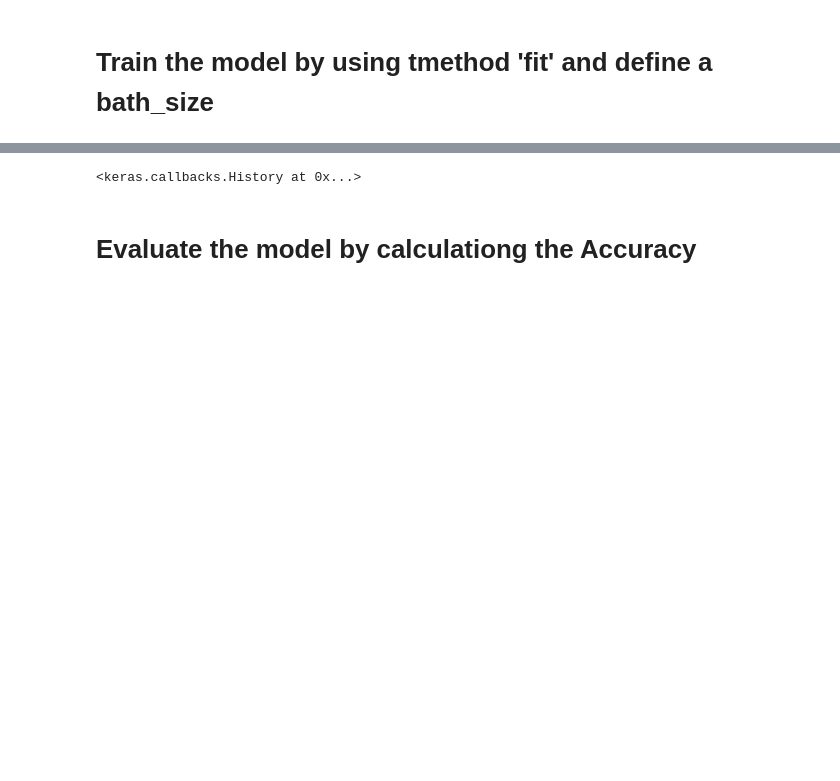
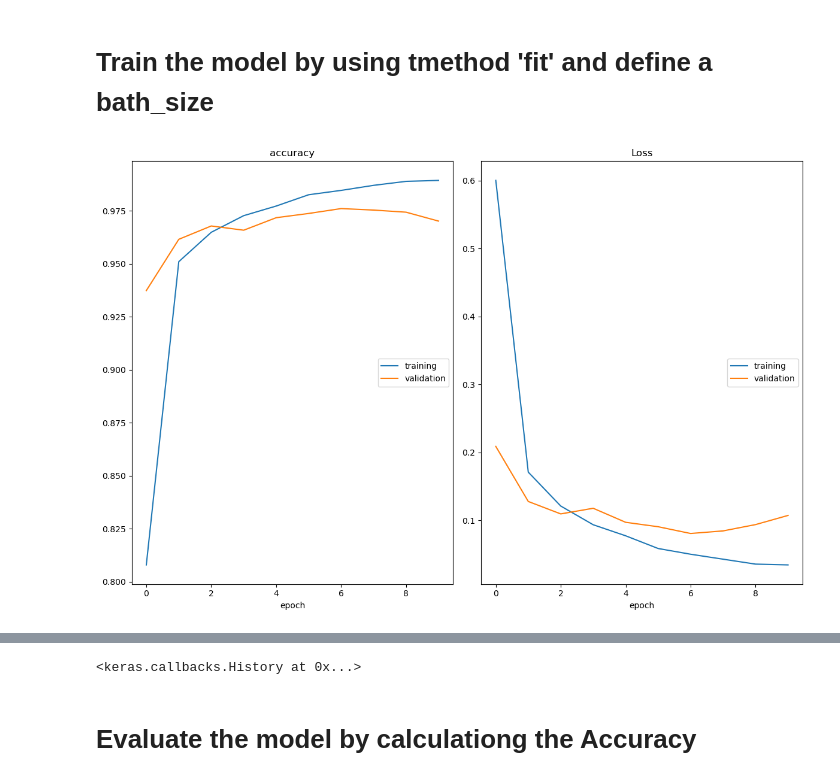
Before and after one commit to fsa-france/computer-vision-demo, a Jupyter notebook: mnist-cv-demo.ipynb, the cells around one changed output, grey strips where cells are left out. Saved outputs shown, nothing was run; the diff lists cells and outputs as text; code cells hidden in the pictures; blank space fills up the shorter version.

```diff
--- a/mnist-cv-demo.ipynb
+++ b/mnist-cv-demo.ipynb
@@ -314,12 +316,18 @@ _________________________________________________________________
 # %%
 # Define the batch size for training (number of samples to process in parallel)
 batch_size = 512
 
 # Define the number of epochs for training (iterations over the entire dataset)
 epochs=10
 
 # Train the model using the `fit` method
 # x_train: input data, y_train: target labels
 print()
-model.fit(x=x_train, y=y_train, batch_size=batch_size, epochs=epochs)
+model.fit(x=x_train, y=y_train,
+          validation_data=(x_test, y_test),
+          callbacks=[PlotLossesKeras()],
+          verbose = 0,
+          batch_size=batch_size,
+          epochs=epochs)
 # %% [output]
+[figure, added]
```
Also changed, not shown: parts of 10 cells of this notebook, 1 other file.
